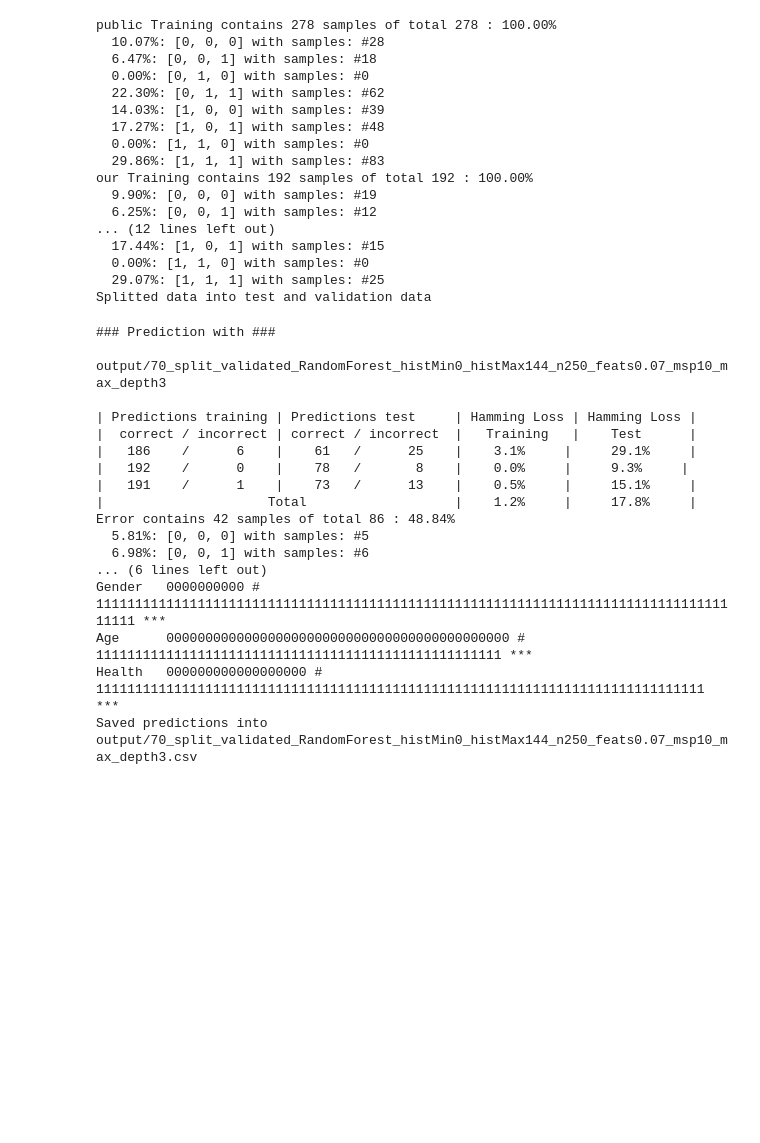
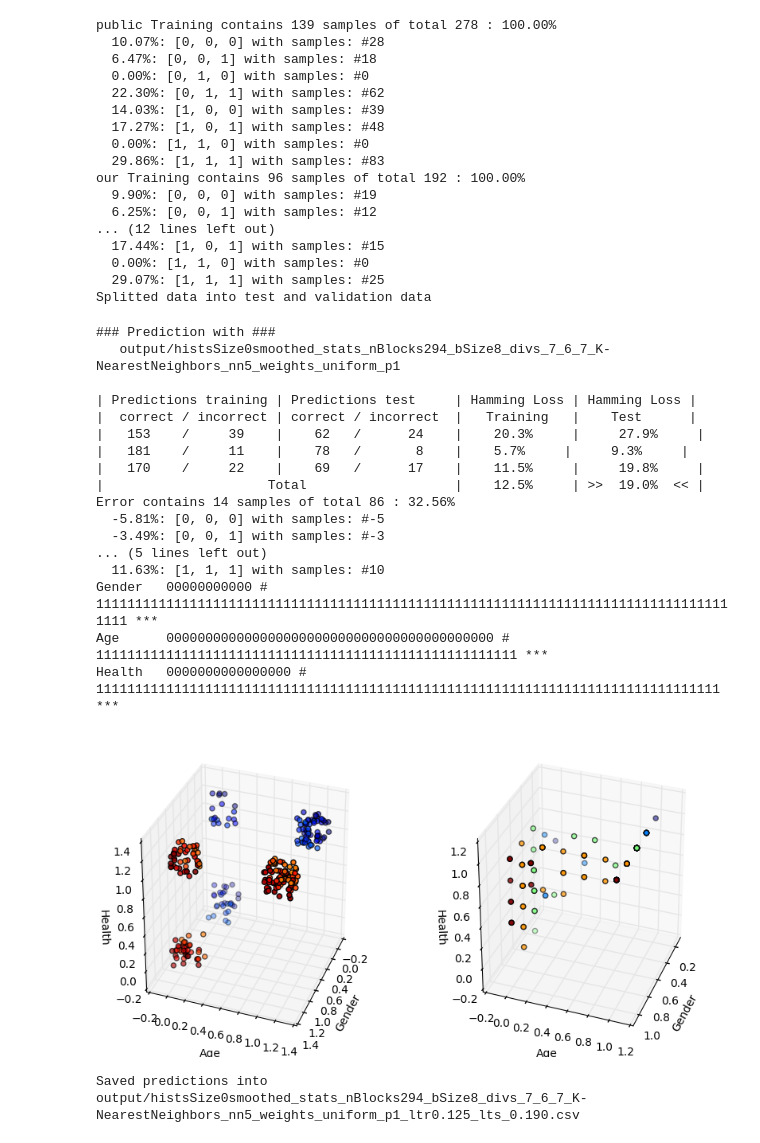
Before and after one commit to GollyTicker/orel-ml, a Jupyter notebook: validated-Spherical-Many-Hists.ipynb, the cells around one changed output. Cells and saved outputs as stored; diff of their text form; code cells hidden in the pictures; blank space fills up the shorter version.

Commit message:
its easier to chance feature mapping and model now. much better :)

```diff
--- a/validated-Spherical-Many-Hists.ipynb
+++ b/validated-Spherical-Many-Hists.ipynb
@@ -200,7 +225,7 @@ typeIdxsTS = np.array(typeIdxsTS)
 def show_diff_for(name,es1,es2,total):
   es = map(lambda x,y:x-y,es1,es2)
   abses = map(abs,es)
-  print name,"contains",sum(abses),"samples of total",total,": %0.2f%%" % (100*float(sum(abses))/total)
+  print name,"contains",sum(abses)/2,"samples of total",total,": %0.2f%%" % (100*float(sum(abses))/total)
   for i in range(0,8):
       tp = ((100*float(es[i])/total),types[i],es[i])
       print "  %0.2f%%: %s with samples: #%s" % tp
@@ -225,7 +250,7 @@ yts = np.vstack([y[idxs]for idxs in typeIdxsTS])
 
 print "Splitted data into test and validation data"
 # %% [output]
-public Training contains 278 samples of total 278 : 100.00%
+public Training contains 139 samples of total 278 : 100.00%
   10.07%: [0, 0, 0] with samples: #28
   6.47%: [0, 0, 1] with samples: #18
   0.00%: [0, 1, 0] with samples: #0
@@ -234,7 +259,7 @@ public Training contains 278 samples of total 278 : 100.00%
   17.27%: [1, 0, 1] with samples: #48
   0.00%: [1, 1, 0] with samples: #0
   29.86%: [1, 1, 1] with samples: #83
-our Training contains 192 samples of total 192 : 100.00%
+our Training contains 96 samples of total 192 : 100.00%
   9.90%: [0, 0, 0] with samples: #19
   6.25%: [0, 0, 1] with samples: #12
 ... (12 lines left out)
@@ -262,8 +287,7 @@ def applySingleClassification(classf,label):
   lts = 100*hamming_loss(yts[:,label],yts_pp)
 
   print "|   %3d    /    %3d    |   %3d   /     %3d    |    %3.1f%%     |     %3.1f%%     |" % (trCorrect,len(xtr)-trCorrect,tsCorrect,len(xts)-tsCorrect,ltr,lts)
- #print "|  correct / incorrect | correct / incorrect | Hamming Loss | lts =        |"
-  return model,y_t_pp,yts_pp,ltr,lts
+  return model,y_t_pp,yts_pp,ltr,lts,y_t_pred
 
 def applyClassificationSeparated(classf):
   prefix = classf[0]
@@ -273,16 +297,17 @@ def applyClassificationSeparated(classf):
   print "| Predictions training | Predictions test     | Hamming Loss | Hamming Loss |"
   print "|  correct / incorrect | correct / incorrect  |   Training   |    Test      |"
 
-  model1,y_gender_pred,ytspp1,ltr1,lts1 = applySingleClassification(classf,0)
-  model2,y_age_pred   ,ytspp2,ltr2,lts2 = applySingleClassification(classf,1)
-  model3,y_health_pred,ytspp3,ltr3,lts3 = applySingleClassification(classf,2)
+  model1,y_gender_pred,ytspp1,ltr1,lts1,y_t_pred1 = applySingleClassification(classf,0)
+  model2,y_age_pred   ,ytspp2,ltr2,lts2,y_t_pred2 = applySingleClassification(classf,1)
+  model3,y_health_pred,ytspp3,ltr3,lts3,y_t_pred3 = applySingleClassification(classf,2)
 
   y_pred_all = np.array([y_gender_pred,y_age_pred,y_health_pred]).transpose()
+  y_t_pred_real = np.array([y_t_pred1,y_t_pred2,y_t_pred3]).transpose()
   y_pred_ts = np.array([ytspp1,ytspp2,ytspp3]).transpose()
   ltr = np.average([ltr1,ltr2,ltr3])
   lts = np.average([lts1,lts2,lts3])
 
-  print "|                     Total                   |    %3.1f%%     |     %3.1f%%     |" % (ltr,lts)
+  print "|                     Total                   |    %3.1f%%     | >>  %3.1f%%  << |" % (ltr,lts)
 
-  return (y_pred_all,y_pred_ts,ltr,lts)
+  return (y_pred_all,y_t_pred_real,y_pred_ts,ltr,lts,[model1,model2,model3])
 # %%
@@ -332,24 +402,29 @@ def savePrediction(ys,prefix):
     print("Saved predictions into %s" % savedFilename)
 # %%
 doStuff(
-  #kernel="poly",gamma=1.0/2,coef0=1,deg=2,al=9,k1="poly",n_comps=15,C=1,n_est=70,
-  n_est=250,f=0.07,msp=10,max_depth=3,hmin=0,hmax=nHists,rs=2,
+  do = "nn",nn=5,weights="uniform",p=1,
+  #do = "aks",n_est=10,kernel="linear",gamma=1.0/2,coef0=1,deg=2,k1="poly",n_comps=15,C=1,
+  #do = "ks",kernel="linear",gamma=1.0/2,coef0=1,deg=3,k1="poly",n_comps=15,C=1,
+  #do = "al",n_est=5,al=50,
+  #do = "rf",n_est=79,f=0.1,msp=10,max_depth=2,rs=2,
   msplit=70)
 # %% [output]
 ### Prediction with ###
-   output/70_split_validated_RandomForest_histMin0_histMax144_n250_feats0.07_msp10_max_depth3
+   output/histsSize0smoothed_stats_nBlocks294_bSize8_divs_7_6_7_K-NearestNeighbors_nn5_weights_uniform_p1
 
 | Predictions training | Predictions test     | Hamming Loss | Hamming Loss |
 |  correct / incorrect | correct / incorrect  |   Training   |    Test      |
-|   186    /      6    |    61   /      25    |    3.1%     |     29.1%     |
-|   192    /      0    |    78   /       8    |    0.0%     |     9.3%     |
-|   191    /      1    |    73   /      13    |    0.5%     |     15.1%     |
-|                     Total                   |    1.2%     |     17.8%     |
-Error contains 42 samples of total 86 : 48.84%
-  5.81%: [0, 0, 0] with samples: #5
-  6.98%: [0, 0, 1] with samples: #6
-... (6 lines left out)
-Gender   0000000000 # 11111111111111111111111111111111111111111111111111111111111111111111111111111111111111 ***
-Age      00000000000000000000000000000000000000000000 # 1111111111111111111111111111111111111111111111111111 ***
-Health   000000000000000000 # 111111111111111111111111111111111111111111111111111111111111111111111111111111 ***
-Saved predictions into output/70_split_validated_RandomForest_histMin0_histMax144_n250_feats0.07_msp10_max_depth3.csv
+|   153    /     39    |    62   /      24    |    20.3%     |     27.9%     |
+|   181    /     11    |    78   /       8    |    5.7%     |     9.3%     |
+|   170    /     22    |    69   /      17    |    11.5%     |     19.8%     |
+|                     Total                   |    12.5%     | >>  19.0%  << |
+Error contains 14 samples of total 86 : 32.56%
+  -5.81%: [0, 0, 0] with samples: #-5
+  -3.49%: [0, 0, 1] with samples: #-3
+... (5 lines left out)
+  11.63%: [1, 1, 1] with samples: #10
+Gender   00000000000 # 1111111111111111111111111111111111111111111111111111111111111111111111111111111111111 ***
+Age      000000000000000000000000000000000000000000 # 111111111111111111111111111111111111111111111111111111 ***
+Health   0000000000000000 # 11111111111111111111111111111111111111111111111111111111111111111111111111111111 ***
+[figure, added]
+Saved predictions into output/histsSize0smoothed_stats_nBlocks294_bSize8_divs_7_6_7_K-NearestNeighbors_nn5_weights_uniform_p1_ltr0.125_lts_0.190.csv
```
Also changed, not shown: parts of 7 cells of this notebook.
